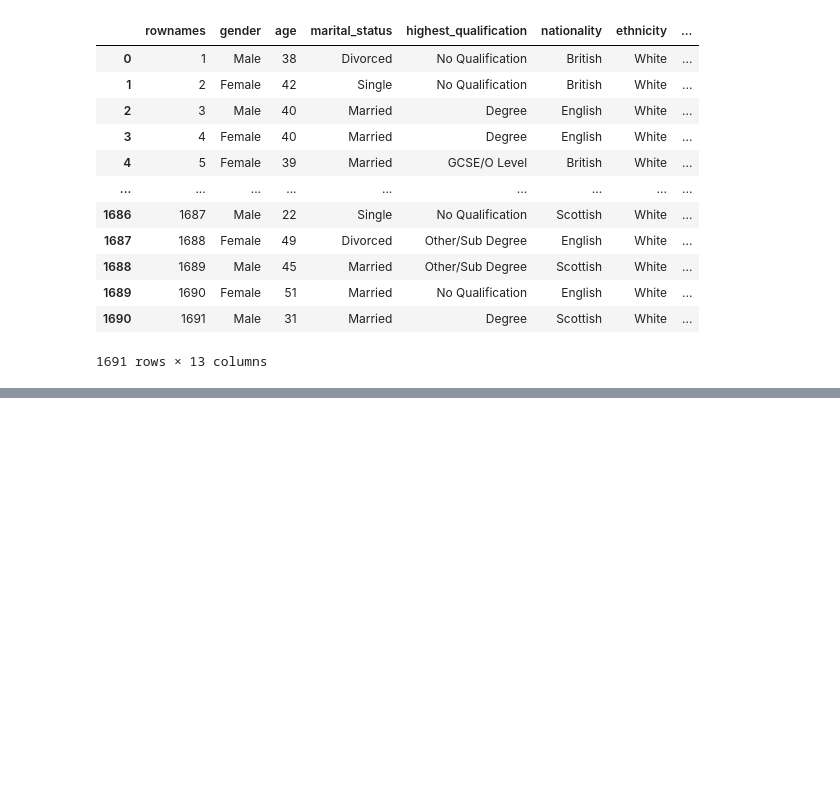
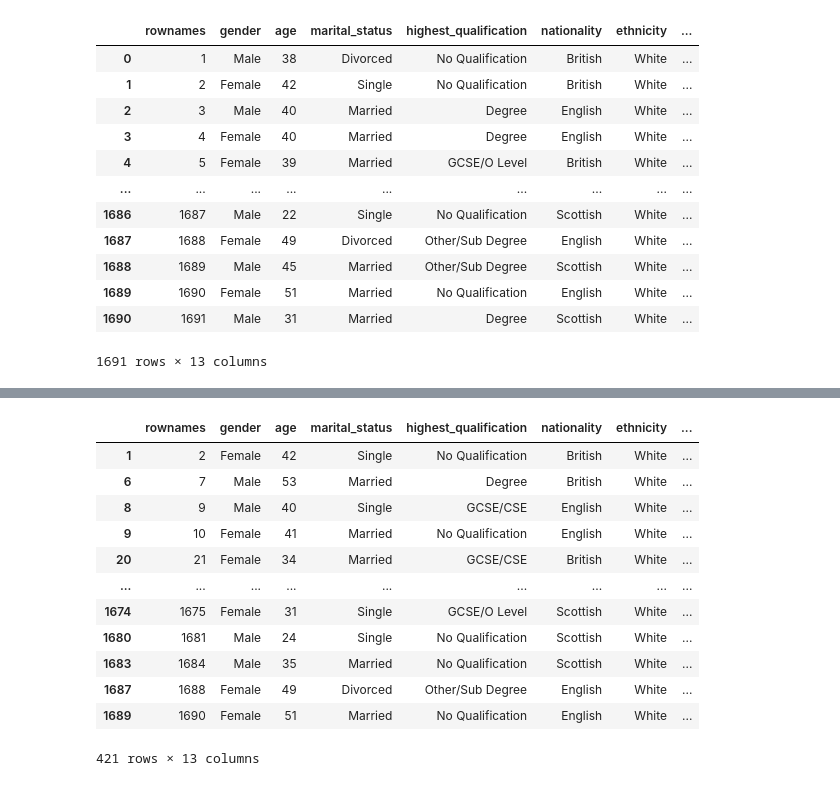
Before and after one commit to GeetAvaneesh/Exploratory-Data-Analytics-project-on-smoking-data-set-22BDS0343, a Jupyter notebook: 22BDS0343_EDA_Theory_GeetAvaneesh.ipynb, the cells around one changed output, grey strips where cells are left out. Cells and saved outputs as stored; diff of their text form; code cells hidden in the pictures; blank space fills up the shorter version.

```diff
--- a/22BDS0343_EDA_Theory_GeetAvaneesh.ipynb
+++ b/22BDS0343_EDA_Theory_GeetAvaneesh.ipynb
@@ -33,0 +300,22 @@ df
+# %%
+# lets perform these on duplicates
+df1 = df.copy()
+df2 = df.copy()
+df3 = df.copy()
+df4 = df.copy()
+# %%
+df1.dropna()
+# %% [output]
+|  | rownames | gender | age | marital_status | highest_qualification | nationality | ethnicity | ... |
+| 1 | 2 | Female | 42 | Single | No Qualification | British | White | ... |
+| 6 | 7 | Male | 53 | Married | Degree | British | White | ... |
+| 8 | 9 | Male | 40 | Single | GCSE/CSE | English | White | ... |
+| 9 | 10 | Female | 41 | Married | No Qualification | English | White | ... |
+| 20 | 21 | Female | 34 | Married | GCSE/CSE | British | White | ... |
+| ... | ... | ... | ... | ... | ... | ... | ... | ... |
+| 1674 | 1675 | Female | 31 | Single | GCSE/O Level | Scottish | White | ... |
+| 1680 | 1681 | Male | 24 | Single | No Qualification | Scottish | White | ... |
+| 1683 | 1684 | Male | 35 | Married | No Qualification | Scottish | White | ... |
+| 1687 | 1688 | Female | 49 | Divorced | Other/Sub Degree | English | White | ... |
+| 1689 | 1690 | Female | 51 | Married | No Qualification | English | White | ... |
+421 rows × 13 columns
```
Also changed, not shown: parts of 47 cells of this notebook.
